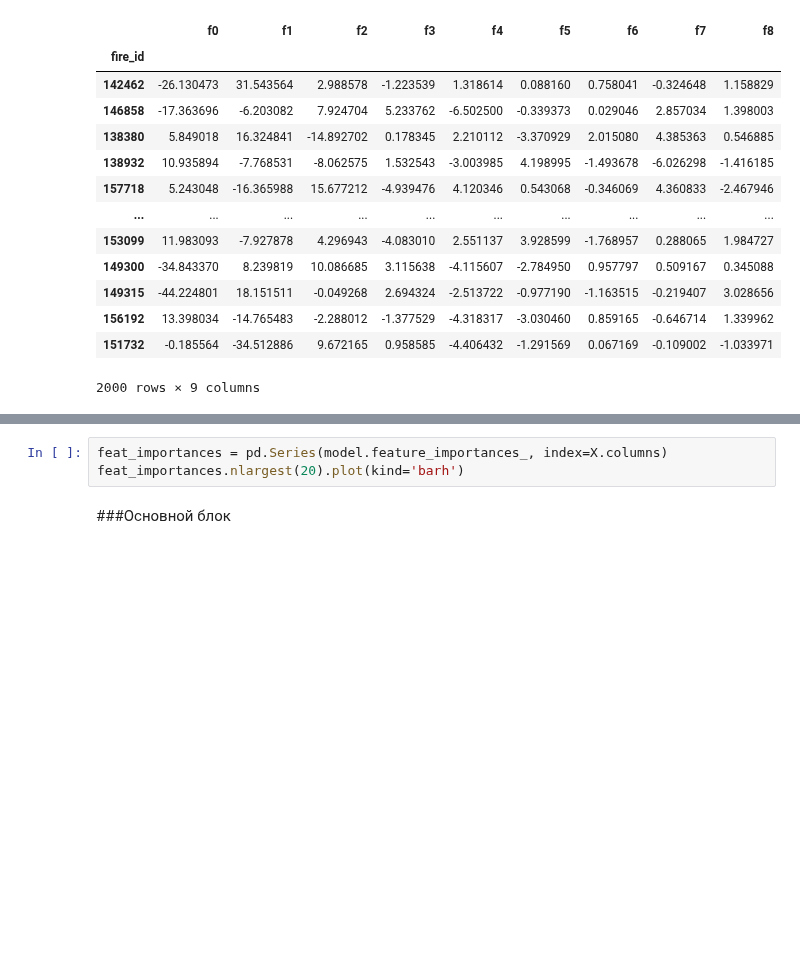
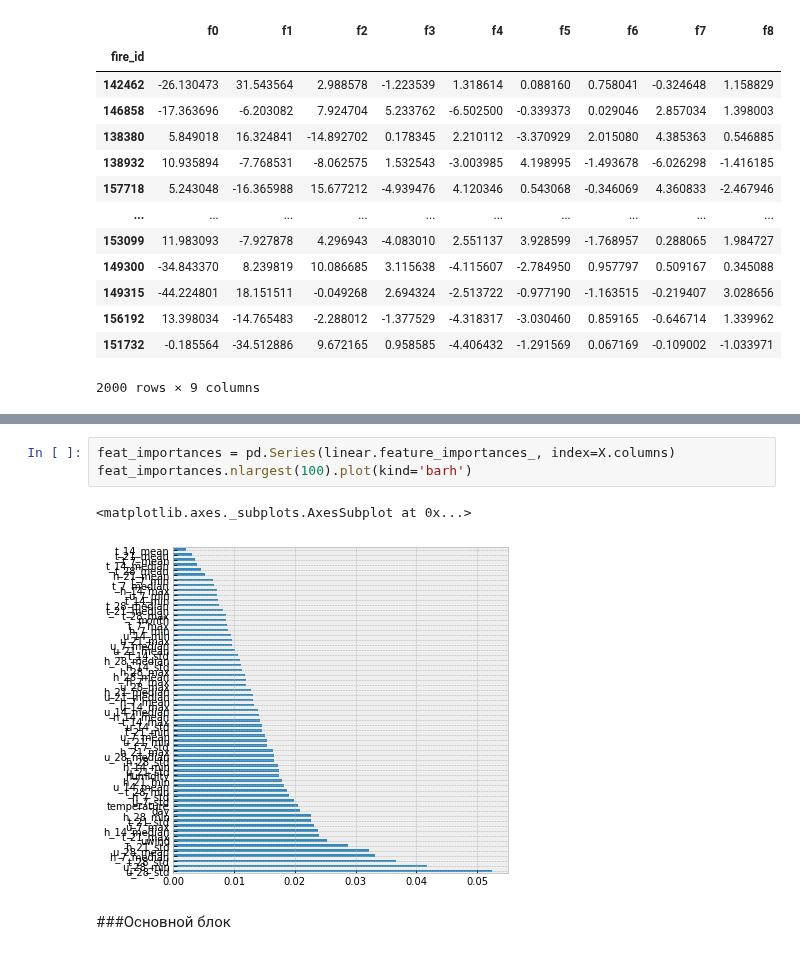
Before and after one commit to andygoosh/wildfire.sberbank.ai, a Jupyter notebook: workinprogress.ipynb, the cells around one changed output, grey strips where cells are left out. Saved outputs shown, nothing was run; the diff lists cells and outputs as text; blank space fills up the shorter version.

```diff
--- a/workinprogress.ipynb
+++ b/workinprogress.ipynb
@@ -323,5 +308,8 @@ X
 # %%
-feat_importances = pd.Series(model.feature_importances_, index=X.columns)
-feat_importances.nlargest(20).plot(kind='barh')
+feat_importances = pd.Series(linear.feature_importances_, index=X.columns)
+feat_importances.nlargest(100).plot(kind='barh')
+# %% [output]
+<matplotlib.axes._subplots.AxesSubplot at 0x...>
+[figure, added]
 # %% [markdown]
 ###Основной блок
```
Also changed, not shown: parts of 10 cells of this notebook.
